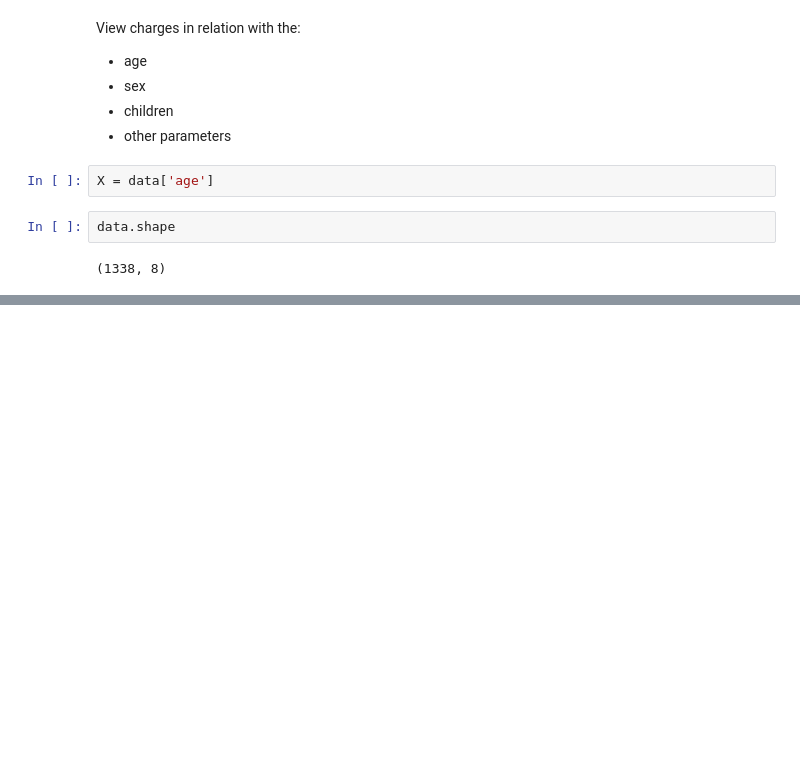
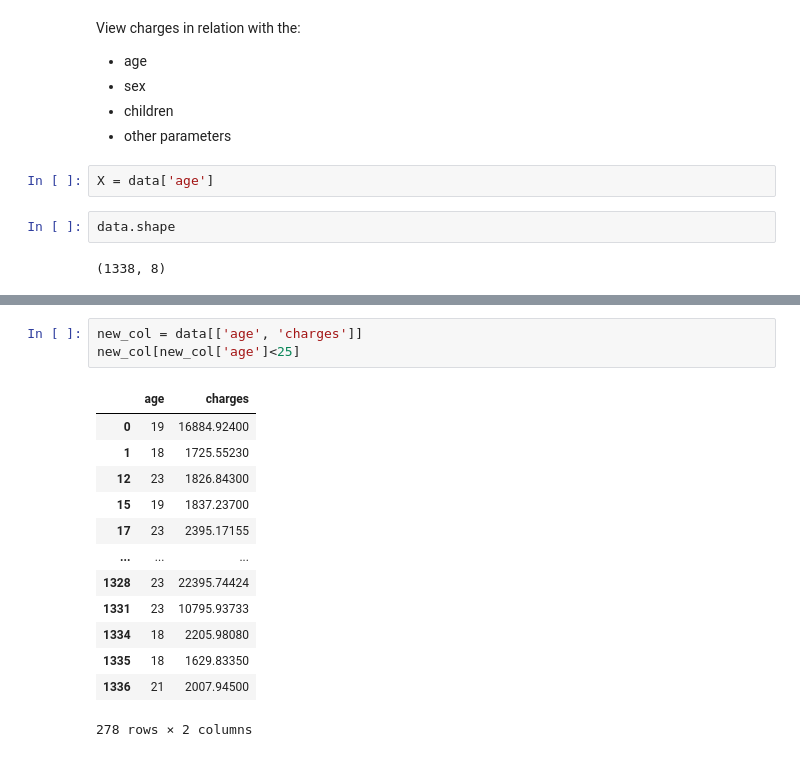
Before and after one commit to CarlosZaragozaBeato/Machine-Learning, a Jupyter notebook: first/insurance_example.ipynb, the cells around one changed output, grey strips where cells are left out. Saved outputs shown, nothing was run; the diff lists cells and outputs as text; blank space fills up the shorter version.

```diff
--- a/first/insurance_example.ipynb
+++ b/first/insurance_example.ipynb
@@ -27,0 +53,17 @@ data.shape
+# %%
+new_col = data[['age', 'charges']]
+new_col[new_col['age']<25]
+# %% [output]
+|  | age | charges |
+| 0 | 19 | 16884.92400 |
+| 1 | 18 | 1725.55230 |
+| 12 | 23 | 1826.84300 |
+| 15 | 19 | 1837.23700 |
+| 17 | 23 | 2395.17155 |
+| ... | ... | ... |
+| 1328 | 23 | 22395.74424 |
+| 1331 | 23 | 10795.93733 |
+| 1334 | 18 | 2205.98080 |
+| 1335 | 18 | 1629.83350 |
+| 1336 | 21 | 2007.94500 |
+278 rows × 2 columns
```
Also changed, not shown: parts of 17 cells of this notebook, 1 other file.
